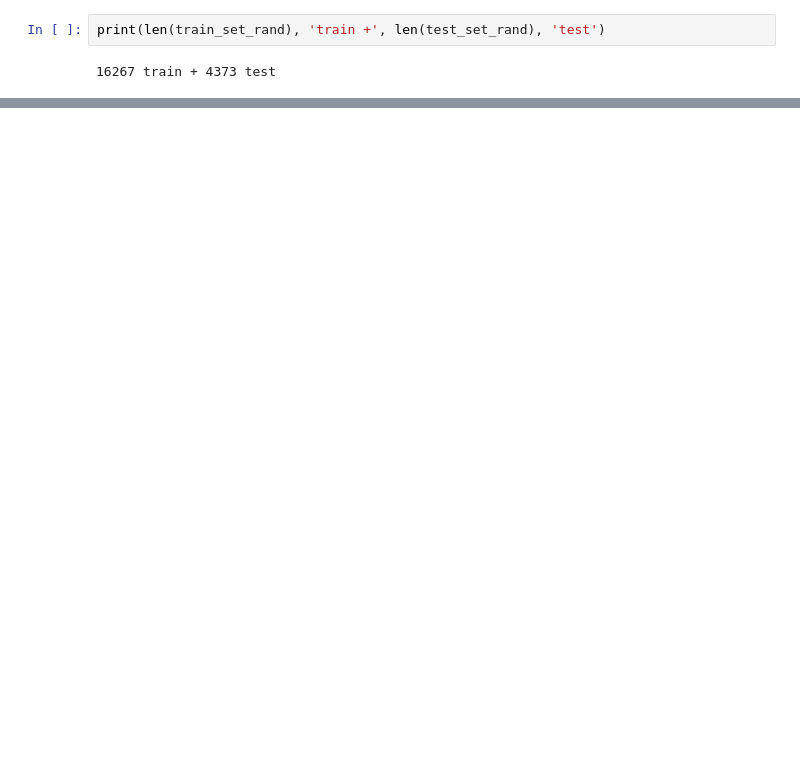
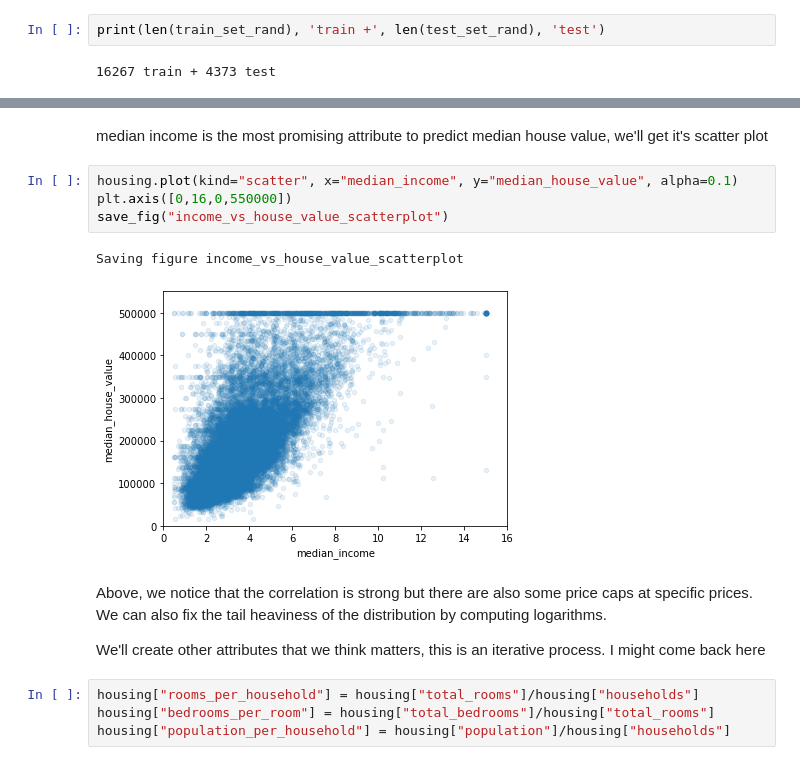
Before and after one commit to uzoochogu/Machine-Learning-Projects, a Jupyter notebook: california-housing-prices-prediction/ch1_housing_prices_exercise.ipynb, the cells around one changed output, grey strips where cells are left out. Cells and saved outputs as stored; diff of their text form; blank space fills up the shorter version.

```diff
--- a/california-housing-prices-prediction/ch1_housing_prices_exercise.ipynb
+++ b/california-housing-prices-prediction/ch1_housing_prices_exercise.ipynb
@@ -138,0 +264,17 @@ print(len(train_set_rand), 'train +', len(test_set_rand), 'test')
+# %% [markdown]
+median income is the most promising attribute to predict median house value, we'll get it's scatter plot
+# %%
+housing.plot(kind="scatter", x="median_income", y="median_house_value", alpha=0.1)
+plt.axis([0,16,0,550000])
+save_fig("income_vs_house_value_scatterplot")
+# %% [output]
+Saving figure income_vs_house_value_scatterplot
+[figure, added]
+# %% [markdown]
+Above, we notice that the correlation is strong but there are also some price caps at specific prices. We can also fix the tail heaviness of the distribution by computing logarithms.
+
+We'll create other attributes that we think matters, this is an iterative process. I might come back here
+# %%
+housing["rooms_per_household"] = housing["total_rooms"]/housing["households"]
+housing["bedrooms_per_room"] = housing["total_bedrooms"]/housing["total_rooms"]
+housing["population_per_household"] = housing["population"]/housing["households"]
```
Also changed, not shown: parts of 20 cells of this notebook, 4 other files.
